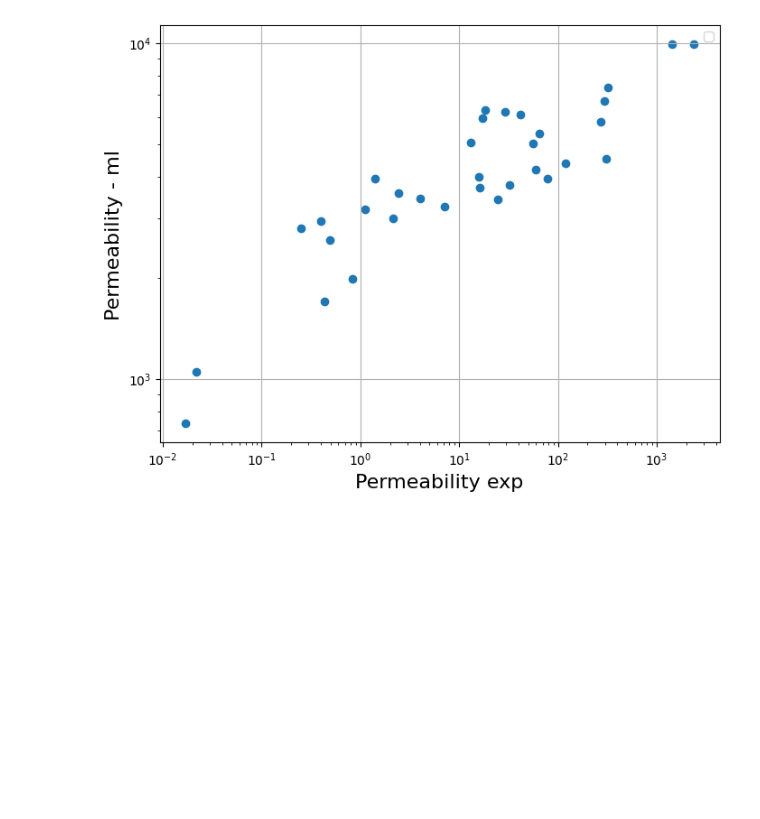
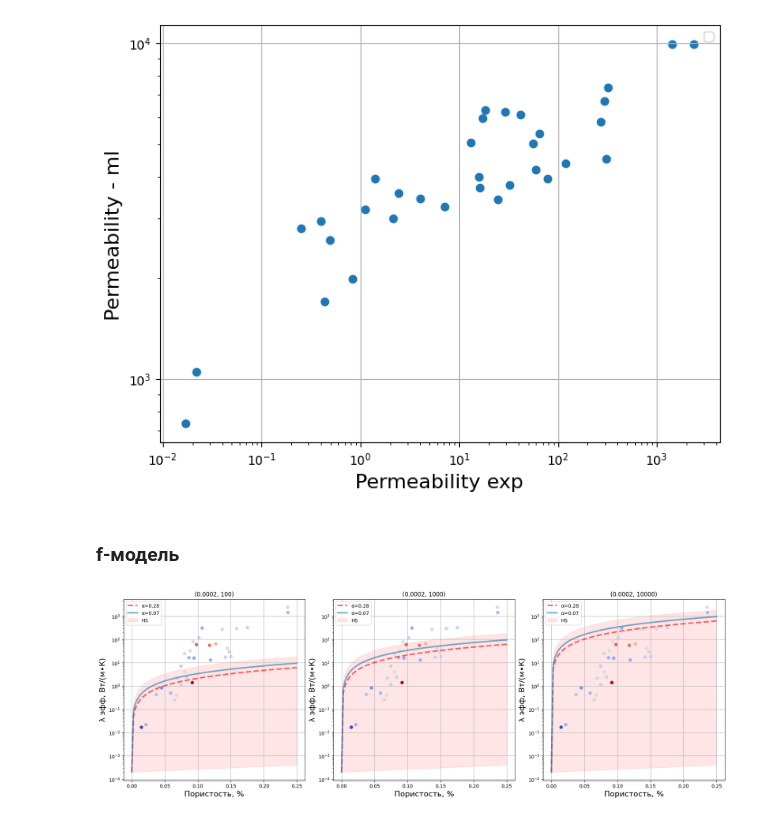
Before and after one commit to MariiaKalinina/Elasticity, a Jupyter notebook: Permeability_from_TC.ipynb, the cells around one changed output. Saved outputs shown, nothing was run; the diff lists cells and outputs as text; code cells hidden in the pictures; blank space fills up the shorter version.

```diff
--- a/Permeability_from_TC.ipynb
+++ b/Permeability_from_TC.ipynb
@@ -38,5 +46,5 @@ Resolving deltas: 100% (147/147), done.
 # %%
-path_to_ser = Path('/content/NewElasticity/Tver_ver1.xlsx')
+path_to_ser = Path('/content/NewElasticity_v1/Tver_ver1.xlsx')
 df_ues = pd.read_excel(path_to_ser, sheet_name='All properties_data', skiprows=0)
 # %%
 pd.set_option('display.max_rows', None)
@@ -617,3 +623,5 @@ axs.legend(loc='best', fontsize='medium')
 WARNING:matplotlib.legend:No artists with labels found to put in legend.  Note that artists whose label start with an underscore are ignored when legend() is called with no argument.
 <matplotlib.legend.Legend at 0x...>
 [figure]
+# %% [markdown]
+### f-модель
@@ -619,0 +698,66 @@ WARNING:matplotlib.legend:No artists with labels found to put in legend.  Note t
+# %%
+fig5 = plt.figure(layout='constrained', figsize=(18, 6))
+axs = fig5.subplots(1, 3, sharex=True)
+
+porosity = np.linspace(0, 0.25, 100)
+
+mtrx_perm=2*10**-4
+
+# matrix_lam = [(3.03, fluid_lam), (3.45, fluid_lam), (3.97, fluid_lam)] # из уравнения регрессии
+matrix_lam = [(mtrx_perm, 10**2),
+              (mtrx_perm, 10**3),
+              (mtrx_perm, 10**4)]
+
+f=0.09
+
+for ax, mlam in zip(axs, matrix_lam):
+
+    tc_eff_air2, tc_eff_water2, tc_eff_oil2 = [], [], []
+    ar1, ar2 = [], []
+    por = porosity
+
+    alpha_shape = [1, 0.28]
+    for i in por:
+        conc = [1-i, i]
+        tc_eff_air2.append(effective_tc_f(conc, alpha_shape, mlam, f))
+
+    alpha_shape = [1, 0.07]
+    for i in por:
+        conc = [1-i, i]
+        tc_eff_water2.append(effective_tc_f(conc, alpha_shape, mlam, f))
+
+
+    tc_hs_up, tc_hs_dw, tc_hs_mean = [], [], []
+
+    for i in porosity:
+        conc = [1-i, i]
+
+        tc_hs_up.append(Upper_Hashin_Strikman(conc, mlam))
+        tc_hs_dw.append(Lower_Hashin_Strikman(conc, mlam))
+
+    ax.plot(por, tc_eff_air2, 'r--', lw=3, alpha=0.6, label='α=0.28')
+    ax.plot(por, tc_eff_water2, lw=3, alpha=0.6, label='α=0.07')
+
+
+    ax.fill_between(porosity, tc_hs_up, tc_hs_dw, color='r', alpha=.1, label='HS')
+
+    ax.set_ylabel('λ эфф, Вт/(м∙К)', fontsize=16)
+    ax.set_xlabel('Пористость, %', fontsize=16)
+    ax.grid(which='major', axis='both', linestyle='--')
+    # ax.set_xlim([0, 0.25])
+    # ax.set_xticks(np.arange(0, 0.25, 0.05), fontsize=20)
+
+    # Experemental scatter
+    ax.set_yscale('log', base=10)
+    # ax.set_ylim([10**-2, 10**4])
+    ax.grid(which='major', axis='both', linestyle='-')
+
+    colors = data['AR thermal']  # Assuming 'permeability' contains values to map colors
+    ax.scatter(data["Porosity,%"]/100, data["Permeability"], c=colors, cmap='coolwarm', marker='o')
+
+    ax.legend(loc='best', fontsize='medium')
+    ax.set_title(f'{mlam}')
+
+plt.show()
+# %% [output]
+[figure, added]
```
Also changed, not shown: parts of 11 cells of this notebook.
